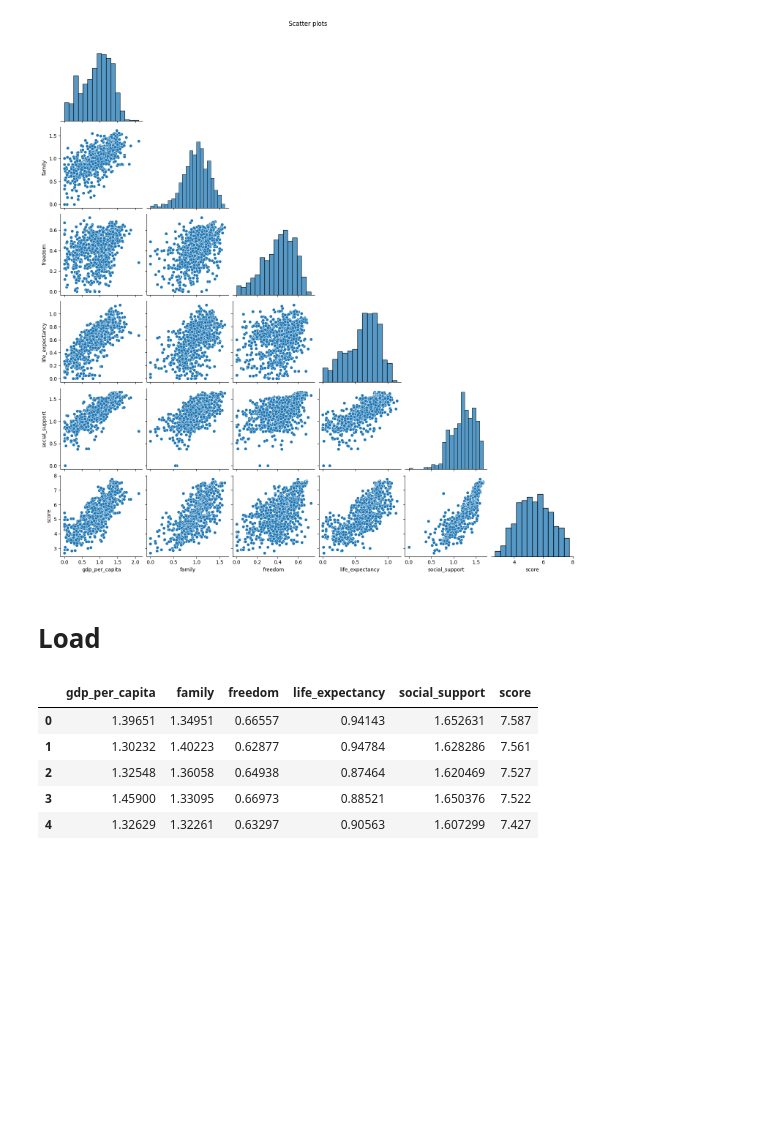
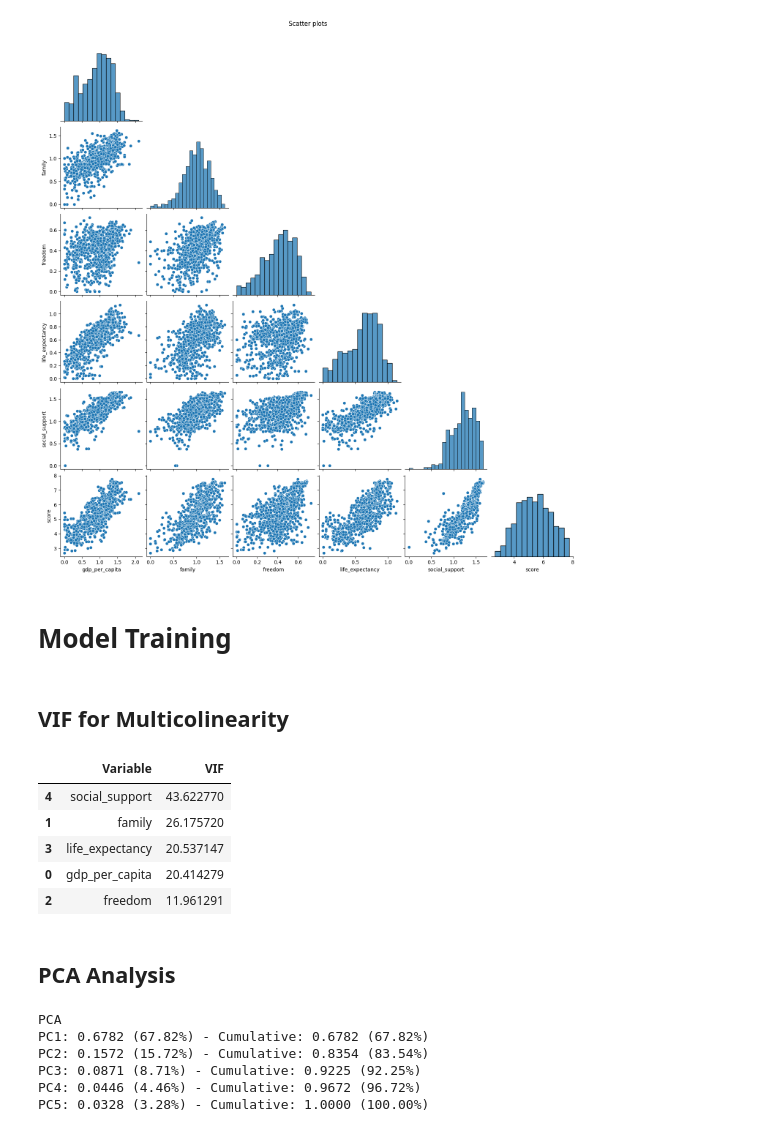
Before and after one commit to HEstefaniaR/workshop-3, a Jupyter notebook: notebooks/EDA and Model Training.ipynb, the cells around one changed output. Saved outputs shown, nothing was run; the diff lists cells and outputs as text; code cells hidden in the pictures; blank space fills up the shorter version.

```diff
--- a/notebooks/EDA.ipynb
+++ b/notebooks/EDA and Model Training.ipynb
@@ -43,6 +44,16 @@ dtypes: float64(7), int64(1), object(1)
 memory usage: 11.1+ KB
 # %% [markdown]
 # Transform
+# %%
+for d in df:
+    d["is_train"] = False
+    train_idx, test_idx = train_test_split(d.index, test_size=0.3, random_state=42)
+    d.loc[train_idx, "is_train"] = True
+# %%
+# Export df with train flag
+for d, year in zip(df, range(2015, 2020)):
+    output_path = f"../data/processed/{year}_with_flag.csv"
+    d.to_csv(output_path, index=False)
 # %%
 for i, year in zip(df, range(2015, 2020)):
     i['year'] = year
@@ -433,12 +442,43 @@ df_export = df[['gdp_per_capita', 'family', 'freedom', 'life_expectancy', 'socia
-# %% [markdown]
-# Load
-# %%
-df_export.to_csv("../data/processed/features_selection.csv", index=False)
-df_export.head()
-# %% [output]
-|  | gdp_per_capita | family | freedom | life_expectancy | social_support | score |
-| 0 | 1.39651 | 1.34951 | 0.66557 | 0.94143 | 1.652631 | 7.587 |
-| 1 | 1.30232 | 1.40223 | 0.62877 | 0.94784 | 1.628286 | 7.561 |
-| 2 | 1.32548 | 1.36058 | 0.64938 | 0.87464 | 1.620469 | 7.527 |
-| 3 | 1.45900 | 1.33095 | 0.66973 | 0.88521 | 1.650376 | 7.522 |
-| 4 | 1.32629 | 1.32261 | 0.63297 | 0.90563 | 1.607299 | 7.427 |
+# %% [markdown]
+# Model Training
+# %% [markdown]
+## VIF for Multicolinearity
+# %%
+X_full = df[['gdp_per_capita', 'family', 'freedom', 'life_expectancy', 'social_support']].dropna()
+vif_data = pd.DataFrame()
+vif_data["Variable"] = X_full.columns
+vif_data["VIF"] = [variance_inflation_factor(X_full.values, i) for i in range(X_full.shape[1])]
+display(vif_data.sort_values('VIF', ascending=False))
+# %% [output]
+|  | Variable | VIF |
+| 4 | social_support | 43.622770 |
+| 1 | family | 26.175720 |
+| 3 | life_expectancy | 20.537147 |
+| 0 | gdp_per_capita | 20.414279 |
+| 2 | freedom | 11.961291 |
+# %% [markdown]
+## PCA Analysis
+# %%
+features_pca = ['gdp_per_capita', 'family', 'freedom', 'life_expectancy', 'social_support']
+df_pca = df[features_pca].dropna()
+y_pca = df.loc[df_pca.index, 'score']
+
+scaler = StandardScaler()
+X_scaled = scaler.fit_transform(df_pca)
+
+pca = PCA()
+X_pca = pca.fit_transform(X_scaled)
+
+explained_variance = pca.explained_variance_ratio_
+cumulative_variance = np.cumsum(explained_variance)
+
+print('PCA')
+for i, (var, cum_var) in enumerate(zip(explained_variance, cumulative_variance)):
+    print(f"PC{i+1}: {var:.4f} ({var*100:.2f}%) - Cumulative: {cum_var:.4f} ({cum_var*100:.2f}%)")
+# %% [output]
+PCA
+PC1: 0.6782 (67.82%) - Cumulative: 0.6782 (67.82%)
+PC2: 0.1572 (15.72%) - Cumulative: 0.8354 (83.54%)
+PC3: 0.0871 (8.71%) - Cumulative: 0.9225 (92.25%)
+PC4: 0.0446 (4.46%) - Cumulative: 0.9672 (96.72%)
+PC5: 0.0328 (3.28%) - Cumulative: 1.0000 (100.00%)
```
Also changed, not shown: parts of 12 cells of this notebook, 14 other files.
